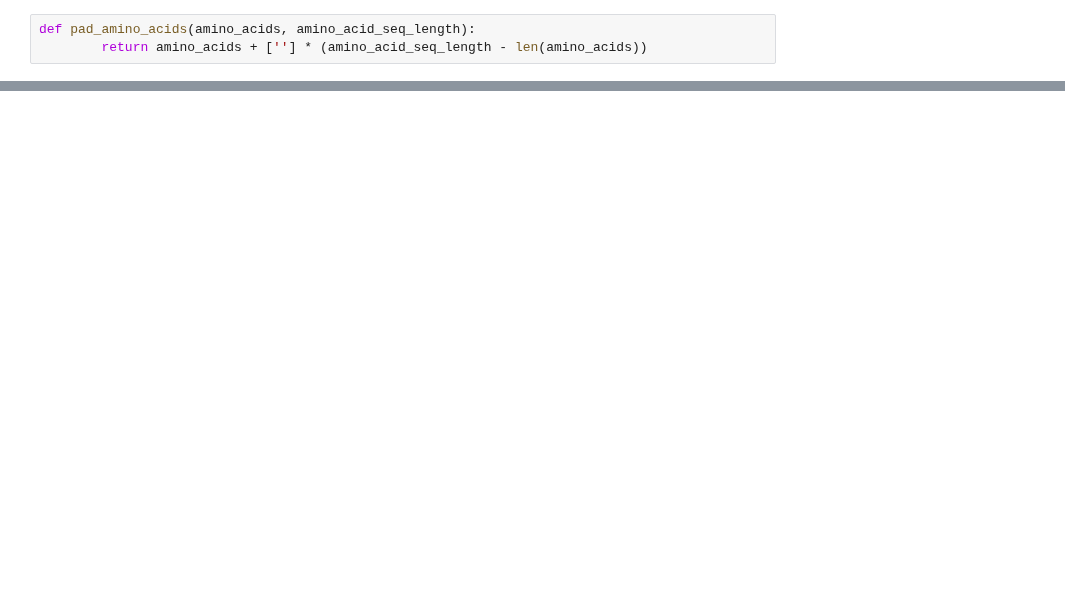
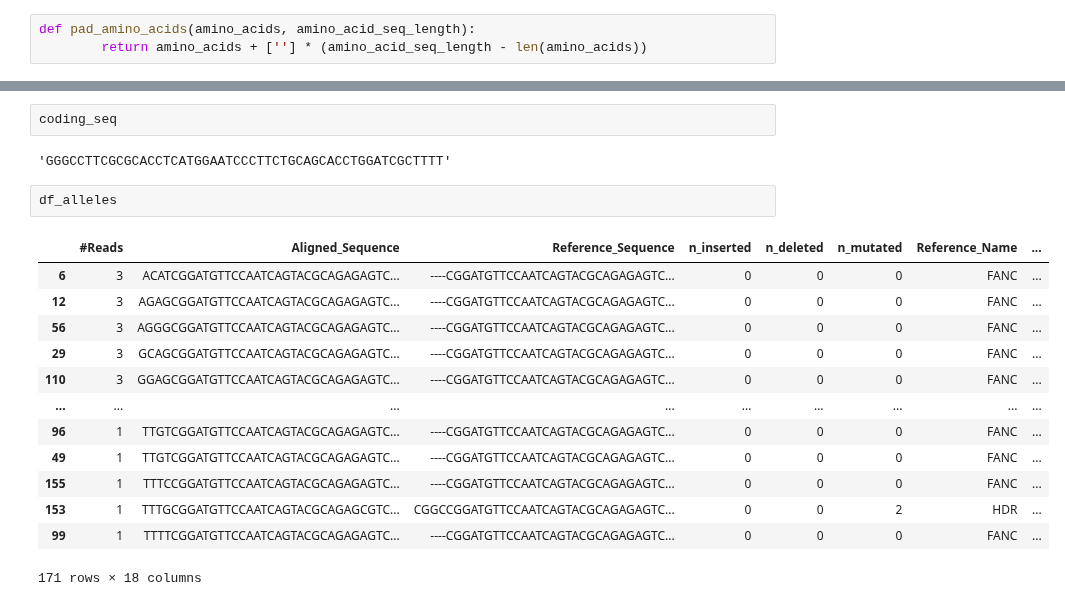
Before and after one commit to pinellolab/CRISPResso2, a Jupyter notebook: scripts/Load Plots.ipynb, the cells around one changed output, grey strips where cells are left out. Saved outputs shown, nothing was run; the diff lists cells and outputs as text; blank space fills up the shorter version.

```diff
--- a/scripts/Load Plots.ipynb
+++ b/scripts/Load Plots.ipynb
@@ -163,0 +310,20 @@ X
+# %%
+coding_seq
+# %% [output]
+'GGGCCTTCGCGCACCTCATGGAATCCCTTCTGCAGCACCTGGATCGCTTTT'
+# %%
+df_alleles
+# %% [output]
+|  | #Reads | Aligned_Sequence | Reference_Sequence | n_inserted | n_deleted | n_mutated | Reference_Name | ... |
+| 6 | 3 | ACATCGGATGTTCCAATCAGTACGCAGAGAGTC... | ----CGGATGTTCCAATCAGTACGCAGAGAGTC... | 0 | 0 | 0 | FANC | ... |
+| 12 | 3 | AGAGCGGATGTTCCAATCAGTACGCAGAGAGTC... | ----CGGATGTTCCAATCAGTACGCAGAGAGTC... | 0 | 0 | 0 | FANC | ... |
+| 56 | 3 | AGGGCGGATGTTCCAATCAGTACGCAGAGAGTC... | ----CGGATGTTCCAATCAGTACGCAGAGAGTC... | 0 | 0 | 0 | FANC | ... |
+| 29 | 3 | GCAGCGGATGTTCCAATCAGTACGCAGAGAGTC... | ----CGGATGTTCCAATCAGTACGCAGAGAGTC... | 0 | 0 | 0 | FANC | ... |
+| 110 | 3 | GGAGCGGATGTTCCAATCAGTACGCAGAGAGTC... | ----CGGATGTTCCAATCAGTACGCAGAGAGTC... | 0 | 0 | 0 | FANC | ... |
+| ... | ... | ... | ... | ... | ... | ... | ... | ... |
+| 96 | 1 | TTGTCGGATGTTCCAATCAGTACGCAGAGAGTC... | ----CGGATGTTCCAATCAGTACGCAGAGAGTC... | 0 | 0 | 0 | FANC | ... |
+| 49 | 1 | TTGTCGGATGTTCCAATCAGTACGCAGAGAGTC... | ----CGGATGTTCCAATCAGTACGCAGAGAGTC... | 0 | 0 | 0 | FANC | ... |
+| 155 | 1 | TTTCCGGATGTTCCAATCAGTACGCAGAGAGTC... | ----CGGATGTTCCAATCAGTACGCAGAGAGTC... | 0 | 0 | 0 | FANC | ... |
+| 153 | 1 | TTTGCGGATGTTCCAATCAGTACGCAGAGCGTC... | CGGCCGGATGTTCCAATCAGTACGCAGAGAGTC... | 0 | 0 | 2 | HDR | ... |
+| 99 | 1 | TTTTCGGATGTTCCAATCAGTACGCAGAGAGTC... | ----CGGATGTTCCAATCAGTACGCAGAGAGTC... | 0 | 0 | 0 | FANC | ... |
+171 rows × 18 columns
```
Also changed, not shown: parts of 41 cells of this notebook, 4 other files.
